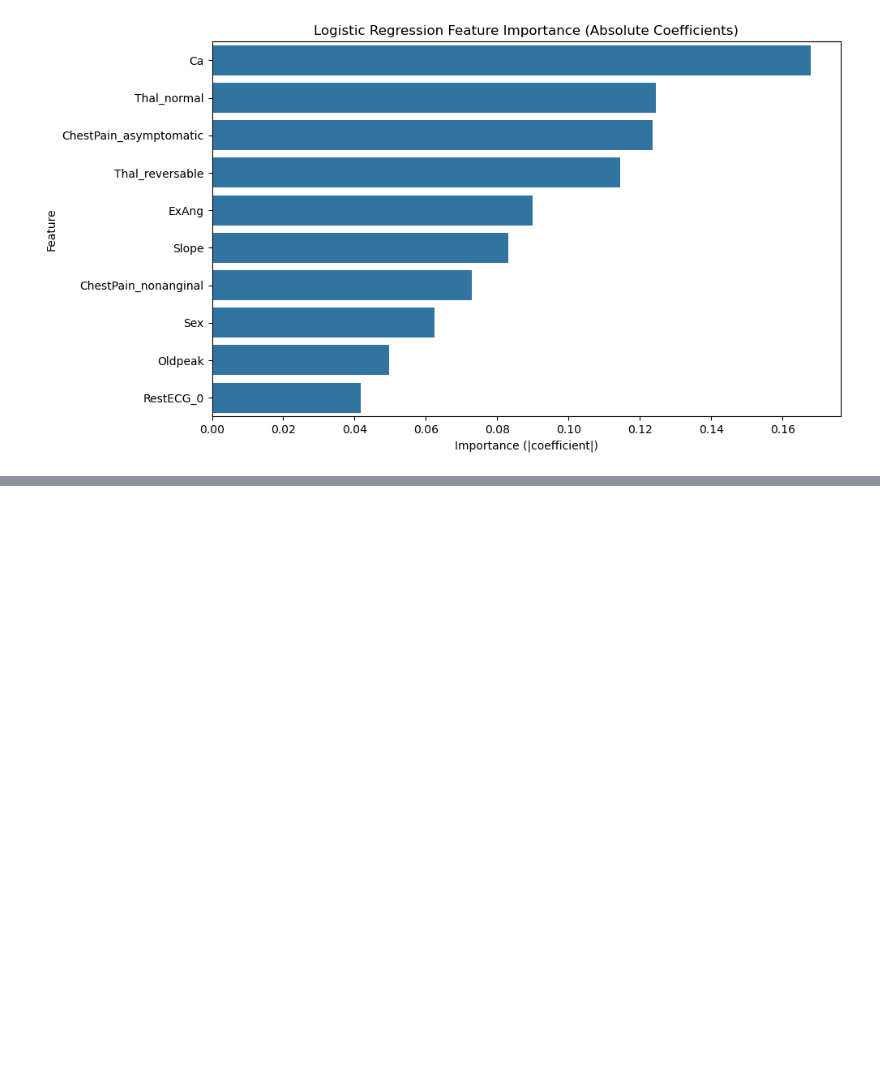
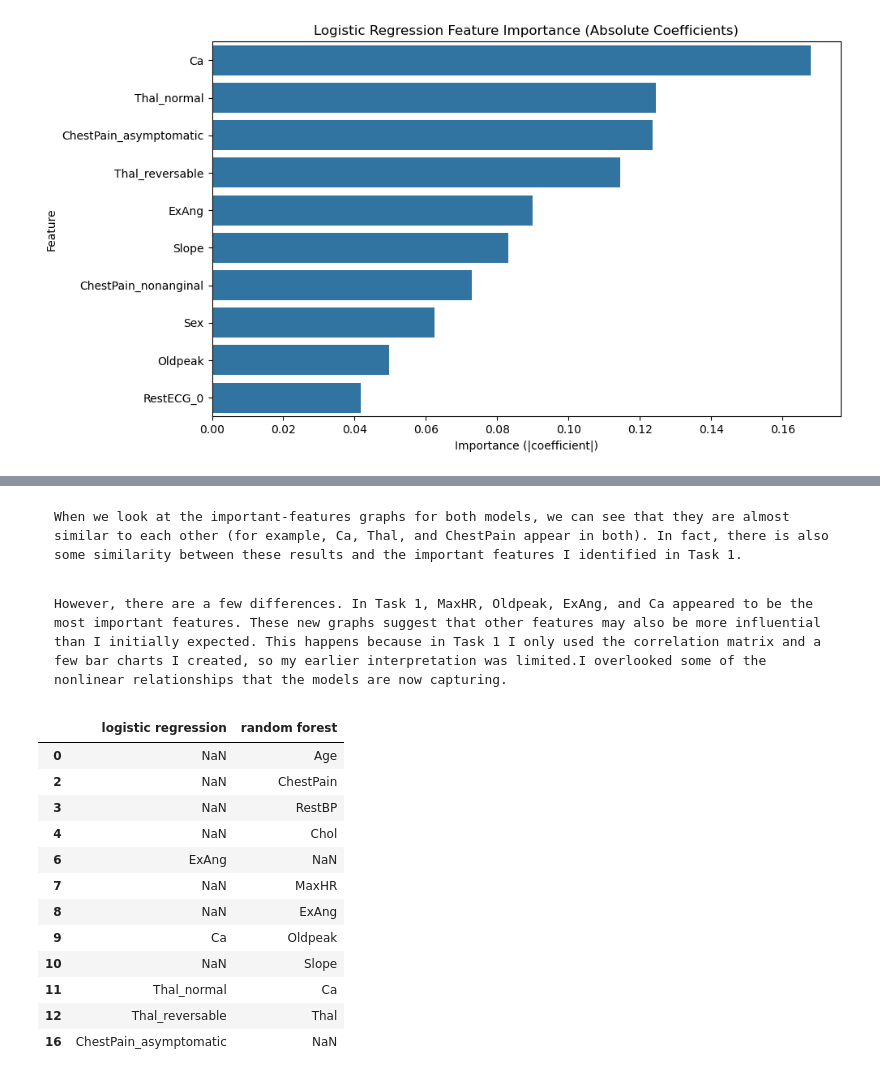
Before and after one commit to SudeKaraca228/Heart_Disease_Project, a Jupyter notebook: Heart_Disease_Model_Training.ipynb, the cells around one changed output, grey strips where cells are left out. Cells and saved outputs as stored; diff of their text form; code cells hidden in the pictures; blank space fills up the shorter version.

Commit message:
including model training analysis

```diff
--- a/Heart_Disease_Model_Training.ipynb
+++ b/Heart_Disease_Model_Training.ipynb
@@ -456,0 +469,23 @@ plt.show()
+# %% [markdown]
+    When we look at the important-features graphs for both models, we can see that they are almost similar to each other (for example, Ca, Thal, and ChestPain appear in both). In fact, there is also some similarity between these results and the important features I identified in Task 1.
+# %% [markdown]
+    However, there are a few differences. In Task 1, MaxHR, Oldpeak, ExAng, and Ca appeared to be the most important features. These new graphs suggest that other features may also be more influential than I initially expected. This happens because in Task 1 I only used the correlation matrix and a few bar charts I created, so my earlier interpretation was limited.I overlooked some of the nonlinear relationships that the models are now capturing.
+# %%
+feature_importance = pd.DataFrame({"logistic regression" : coef_df["feature"].head(5) ,
+                                   "random forest" : top_features["feature"]})
+# %%
+feature_importance
+# %% [output]
+|  | logistic regression | random forest |
+| 0 | NaN | Age |
+| 2 | NaN | ChestPain |
+| 3 | NaN | RestBP |
+| 4 | NaN | Chol |
+| 6 | ExAng | NaN |
+| 7 | NaN | MaxHR |
+| 8 | NaN | ExAng |
+| 9 | Ca | Oldpeak |
+| 10 | NaN | Slope |
+| 11 | Thal_normal | Ca |
+| 12 | Thal_reversable | Thal |
+| 16 | ChestPain_asymptomatic | NaN |
```
Also changed, not shown: parts of 17 cells of this notebook.
